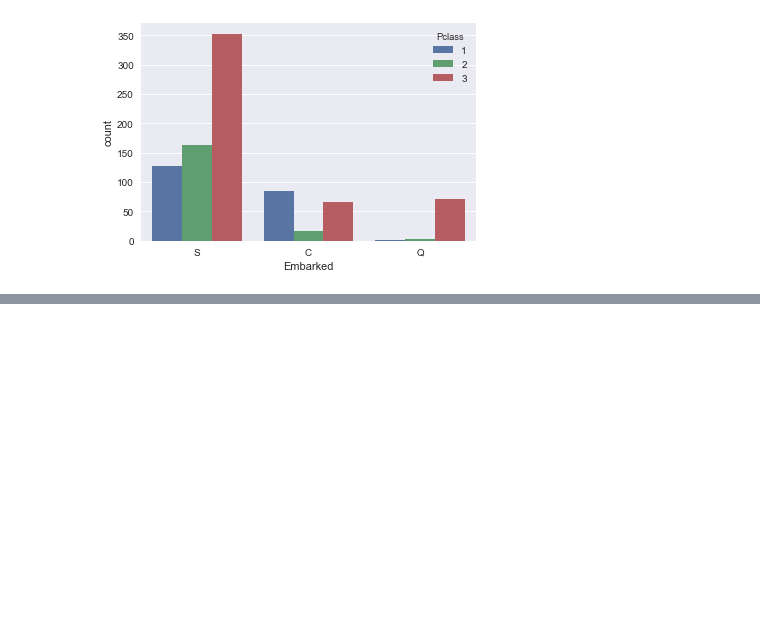
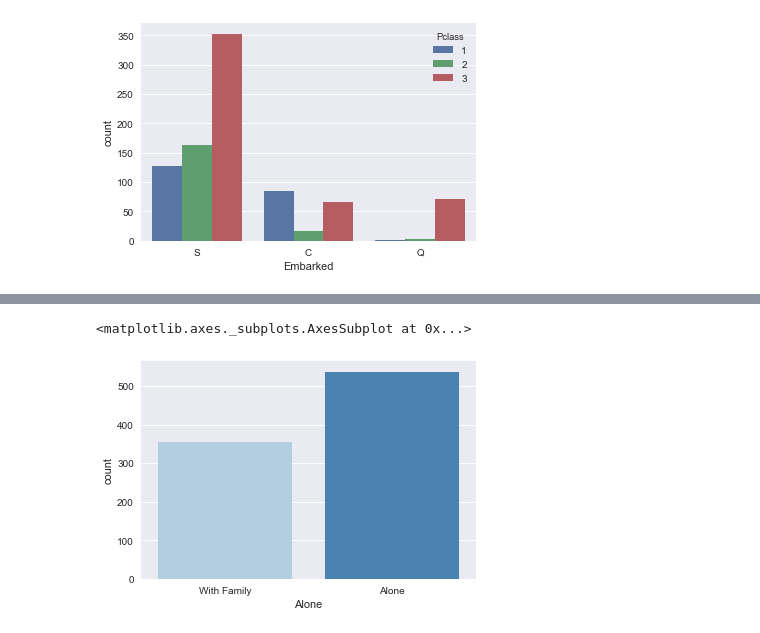
Before and after one commit to wordpray/study_udemy, a Jupyter notebook: Lec56-59_Titanic号のデータを解析する.ipynb, the cells around one changed output, grey strips where cells are left out. Drawn from its saved outputs; the diff is of its cells as text; code cells hidden in the pictures; blank space fills up the shorter version.

```diff
--- a/Lec56-59_Titanic号のデータを解析する.ipynb
+++ b/Lec56-59_Titanic号のデータを解析する.ipynb
@@ -249,0 +266,2 @@ NameError: name 'Embarked' is not defined
+# %%
+titanic_df['Alone']= titanic_df.Parch + titanic_df.SibSp
@@ -249,0 +288,3 @@ NameError: name 'Embarked' is not defined
+# %%
+titanic_df['Alone'].loc[titanic_df['Alone']> 0]= 'With Family'
+titanic_df['Alone'].loc[titanic_df['Alone']== 0]= 'Alone'
@@ -249,0 +305,5 @@ NameError: name 'Embarked' is not defined
+# %%
+sns.countplot('Alone', data=titanic_df, palette= 'Blues')
+# %% [output]
+<matplotlib.axes._subplots.AxesSubplot at 0x...>
+[figure, added]
```
Also changed, not shown: parts of 14 cells of this notebook.
